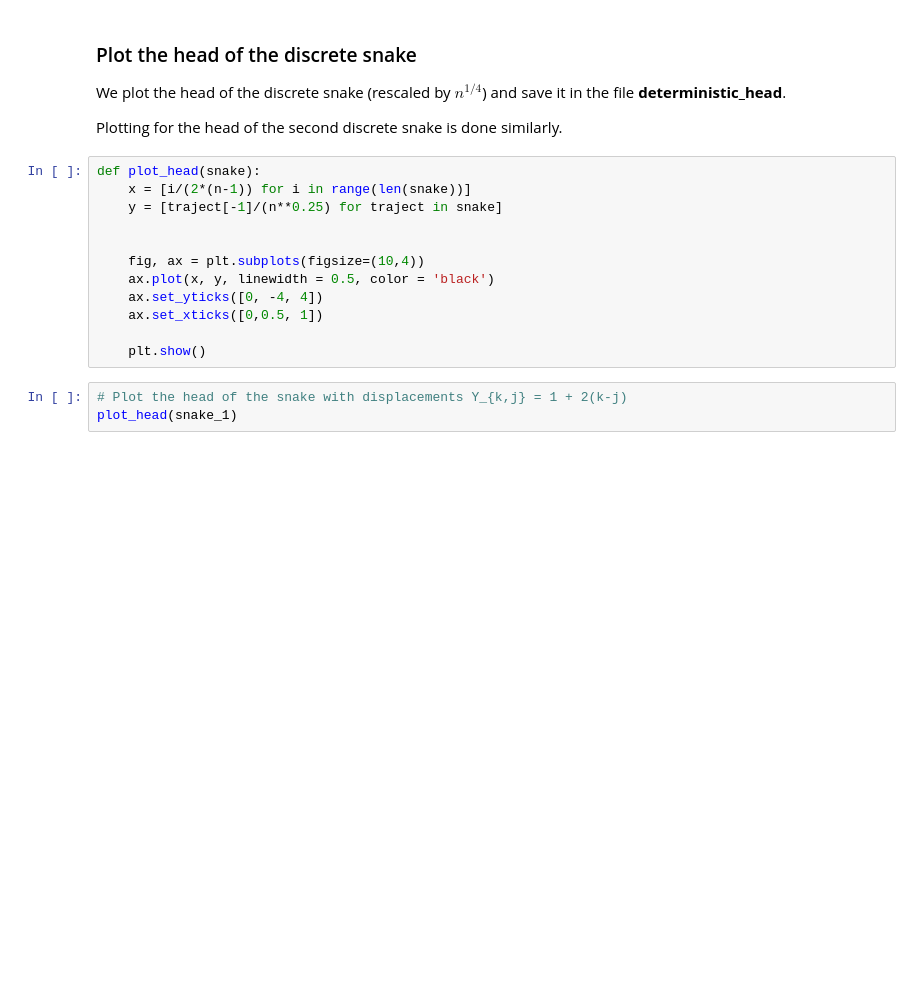
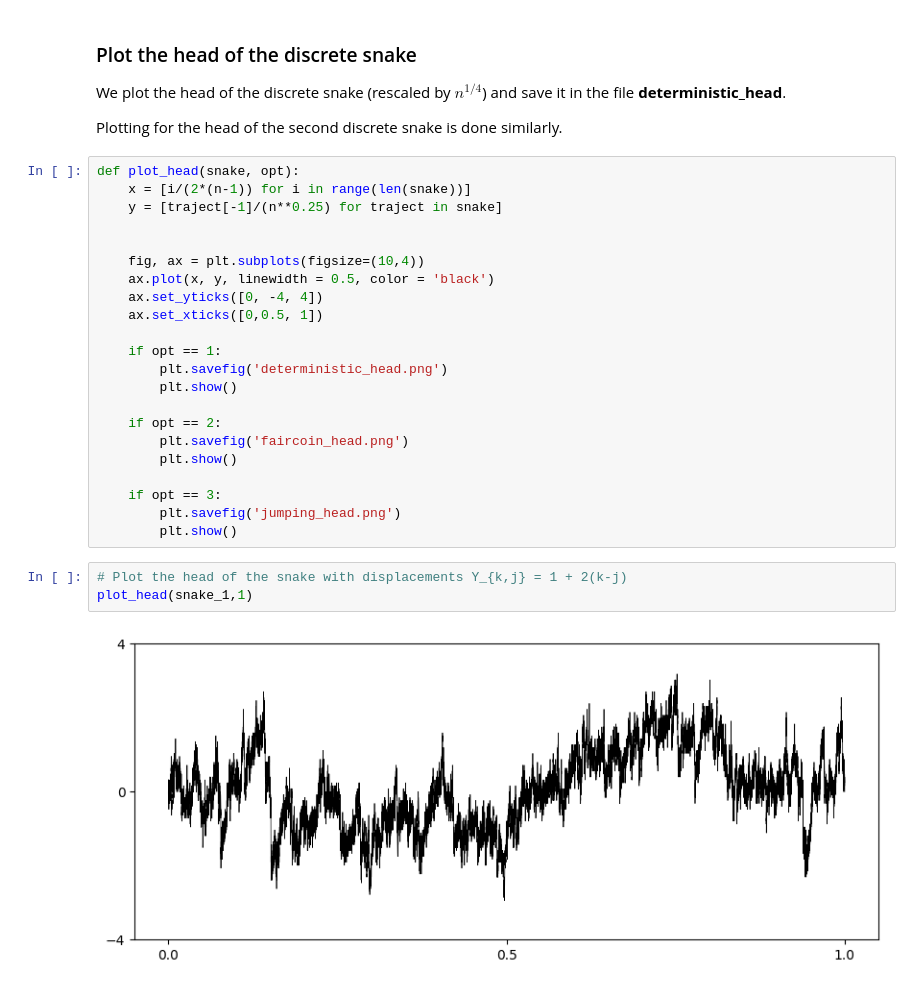
Before and after one commit to rivkamitchell/Random-Trees-and-Snakes, a Jupyter notebook: Snake_Plots.ipynb, the cells around one changed output. Saved outputs shown, nothing was run; the diff lists cells and outputs as text; blank space fills up the shorter version.

```diff
--- a/Snake_Plots.ipynb
+++ b/Snake_Plots.ipynb
@@ -252,7 +256,7 @@ We plot the head of the discrete snake (rescaled by $n^{1/4}$) and save it in th
 
 Plotting for the head of the second discrete snake is done similarly.
 # %%
-def plot_head(snake):
+def plot_head(snake, opt):
     x = [i/(2*(n-1)) for i in range(len(snake))]
     y = [traject[-1]/(n**0.25) for traject in snake]
 
@@ -262,9 +266,21 @@ def plot_head(snake):
     ax.set_yticks([0, -4, 4])
     ax.set_xticks([0,0.5, 1])
 
-    plt.show()
+    if opt == 1:
+        plt.savefig('deterministic_head.png')
+        plt.show()
+
+    if opt == 2:
+        plt.savefig('faircoin_head.png')
+        plt.show()
+
+    if opt == 3:
+        plt.savefig('jumping_head.png')
+        plt.show()
 # %%
 # Plot the head of the snake with displacements Y_{k,j} = 1 + 2(k-j)
-plot_head(snake_1)
+plot_head(snake_1,1)
+# %% [output]
+[figure, added]
 # %%
 # Plot the head of the snake with fair coin flip displacements
```
Also changed, not shown: parts of 9 cells of this notebook.
